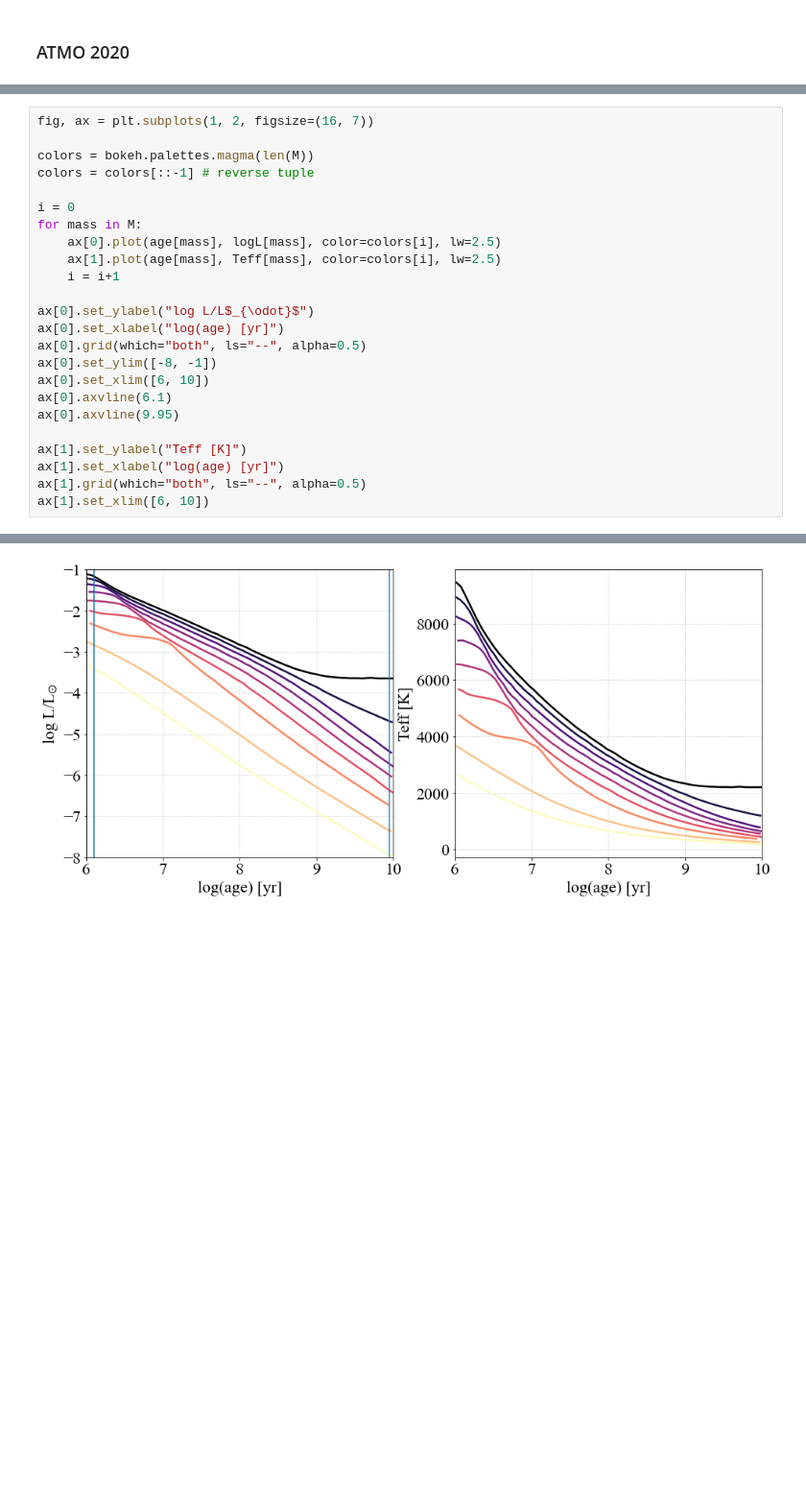
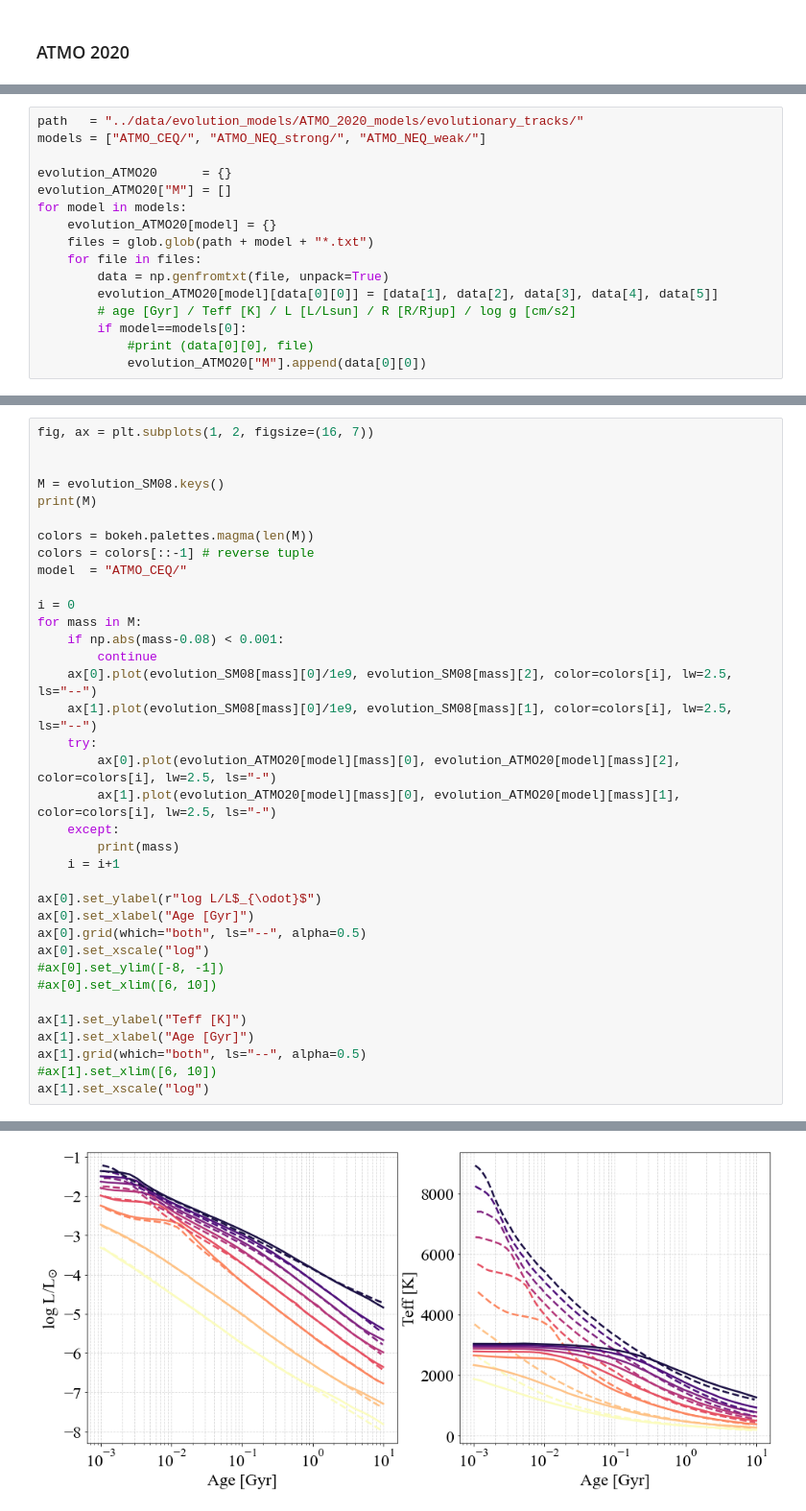
Before and after one commit to SvPoder/exoplanets, a Jupyter notebook: jupyter-notebook/cooling_models.ipynb, the cells around one changed output, grey strips where cells are left out. Shown at 96% size. Saved outputs shown, nothing was run; the diff lists cells and outputs as text; blank space fills up the shorter version.

```diff
--- a/jupyter-notebook/cooling_models.ipynb
+++ b/jupyter-notebook/cooling_models.ipynb
@@ -138,0 +172,16 @@ branchs = ["JWST_coronagraphy/", "JWST_photometry/", "MKO_WISE_IRAC/"]
+# %%
+path   = "../data/evolution_models/ATMO_2020_models/evolutionary_tracks/"
+models = ["ATMO_CEQ/", "ATMO_NEQ_strong/", "ATMO_NEQ_weak/"]
+
+evolution_ATMO20      = {}
+evolution_ATMO20["M"] = []
+for model in models:
+    evolution_ATMO20[model] = {}
+    files = glob.glob(path + model + "*.txt")
+    for file in files:
+        data = np.genfromtxt(file, unpack=True)
+        evolution_ATMO20[model][data[0][0]] = [data[1], data[2], data[3], data[4], data[5]]
+        # age [Gyr] / Teff [K] / L [L/Lsun] / R [R/Rjup] / log g [cm/s2]
+        if model==models[0]:
+            #print (data[0][0], file)
+            evolution_ATMO20["M"].append(data[0][0])
@@ -139,25 +286,37 @@ branchs = ["JWST_coronagraphy/", "JWST_photometry/", "MKO_WISE_IRAC/"]
 # %%
 fig, ax = plt.subplots(1, 2, figsize=(16, 7))
 
+
+M = evolution_SM08.keys()
+print(M)
+
 colors = bokeh.palettes.magma(len(M))
 colors = colors[::-1] # reverse tuple
+model  = "ATMO_CEQ/"
 
 i = 0
 for mass in M:
-    ax[0].plot(age[mass], logL[mass], color=colors[i], lw=2.5)
-    ax[1].plot(age[mass], Teff[mass], color=colors[i], lw=2.5)
+    if np.abs(mass-0.08) < 0.001:
+        continue
+    ax[0].plot(evolution_SM08[mass][0]/1e9, evolution_SM08[mass][2], color=colors[i], lw=2.5, ls="--")
+    ax[1].plot(evolution_SM08[mass][0]/1e9, evolution_SM08[mass][1], color=colors[i], lw=2.5, ls="--")
+    try:
+        ax[0].plot(evolution_ATMO20[model][mass][0], evolution_ATMO20[model][mass][2], color=colors[i], lw=2.5, ls="-")
+        ax[1].plot(evolution_ATMO20[model][mass][0], evolution_ATMO20[model][mass][1], color=colors[i], lw=2.5, ls="-")
+    except:
+        print(mass)
     i = i+1
 
-ax[0].set_ylabel("log L/L$_{\odot}$")
-ax[0].set_xlabel("log(age) [yr]")
+ax[0].set_ylabel(r"log L/L$_{\odot}$")
+ax[0].set_xlabel("Age [Gyr]")
 ax[0].grid(which="both", ls="--", alpha=0.5)
-ax[0].set_ylim([-8, -1])
-ax[0].set_xlim([6, 10])
-ax[0].axvline(6.1)
-ax[0].axvline(9.95)
+ax[0].set_xscale("log")
+#ax[0].set_ylim([-8, -1])
+#ax[0].set_xlim([6, 10])
 
 ax[1].set_ylabel("Teff [K]")
-ax[1].set_xlabel("log(age) [yr]")
+ax[1].set_xlabel("Age [Gyr]")
 ax[1].grid(which="both", ls="--", alpha=0.5)
-ax[1].set_xlim([6, 10])
+#ax[1].set_xlim([6, 10])
+ax[1].set_xscale("log")
 # %% [output]
@@ -165 +324 @@ ax[1].set_xlim([6, 10])
-[figure, old version]
+[figure, new version]
```
Also changed, not shown: parts of 14 cells of this notebook.
